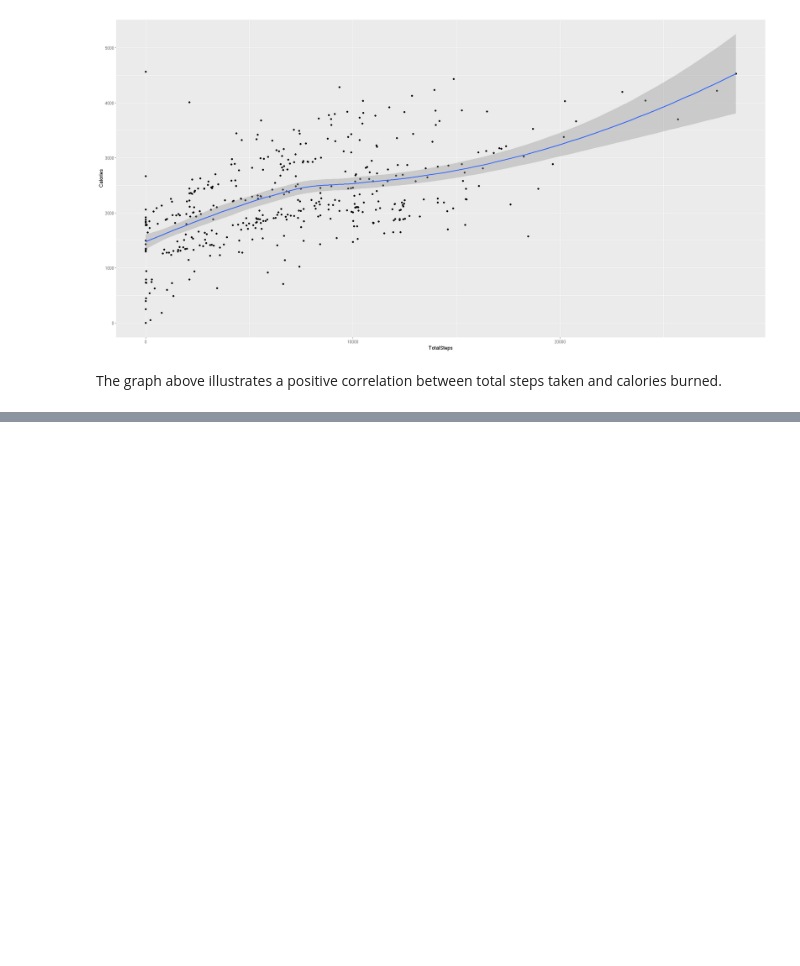
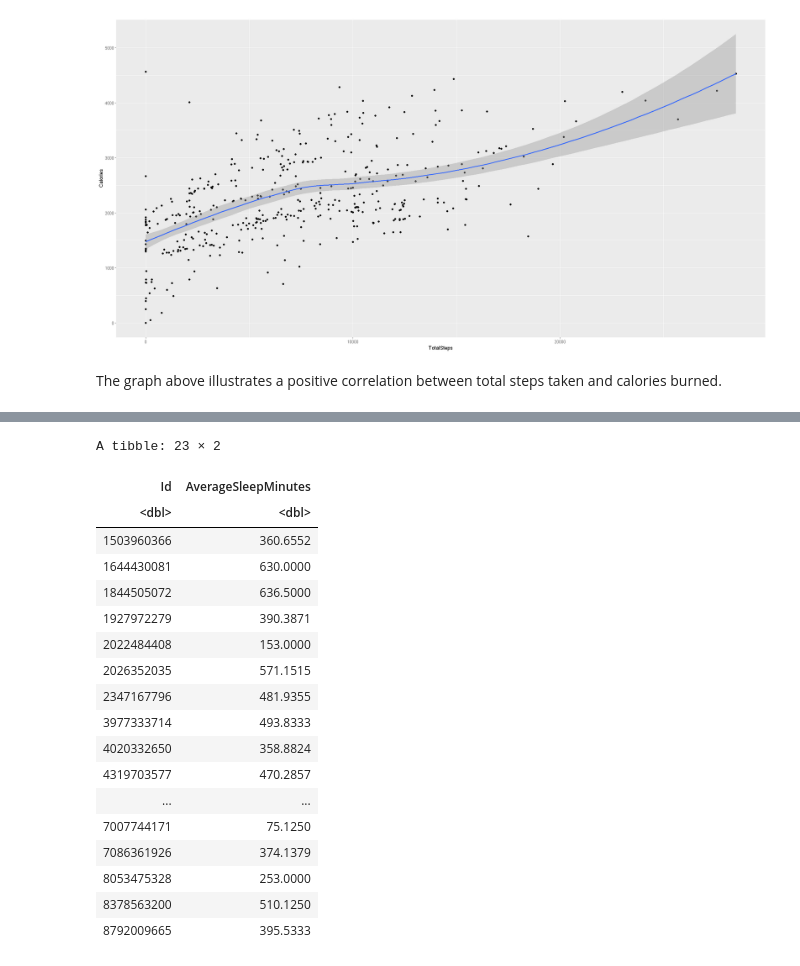
Before and after one commit to abdrau26/Bellabeat_Case_Study_Using_R, a Jupyter notebook: Bellabeat Case Study.ipynb, the cells around one changed output, grey strips where cells are left out. Cells and saved outputs as stored; diff of their text form; code cells hidden in the pictures; blank space fills up the shorter version.

```diff
--- a/Bellabeat Case Study.ipynb
+++ b/Bellabeat Case Study.ipynb
@@ -538,0 +578,22 @@ The graph above illustrates a positive correlation between total steps taken and
+# %%
+View(avg_sleep)
+# %% [output]
+A tibble: 23 × 2
+| Id | AverageSleepMinutes |
+| <dbl> | <dbl> |
+| 1503960366 | 360.6552 |
+| 1644430081 | 630.0000 |
+| 1844505072 | 636.5000 |
+| 1927972279 | 390.3871 |
+| 2022484408 | 153.0000 |
+| 2026352035 | 571.1515 |
+| 2347167796 | 481.9355 |
+| 3977333714 | 493.8333 |
+| 4020332650 | 358.8824 |
+| 4319703577 | 470.2857 |
+| ... | ... |
+| 7007744171 | 75.1250 |
+| 7086361926 | 374.1379 |
+| 8053475328 | 253.0000 |
+| 8378563200 | 510.1250 |
+| 8792009665 | 395.5333 |
```
Also changed, not shown: parts of 11 cells of this notebook.
